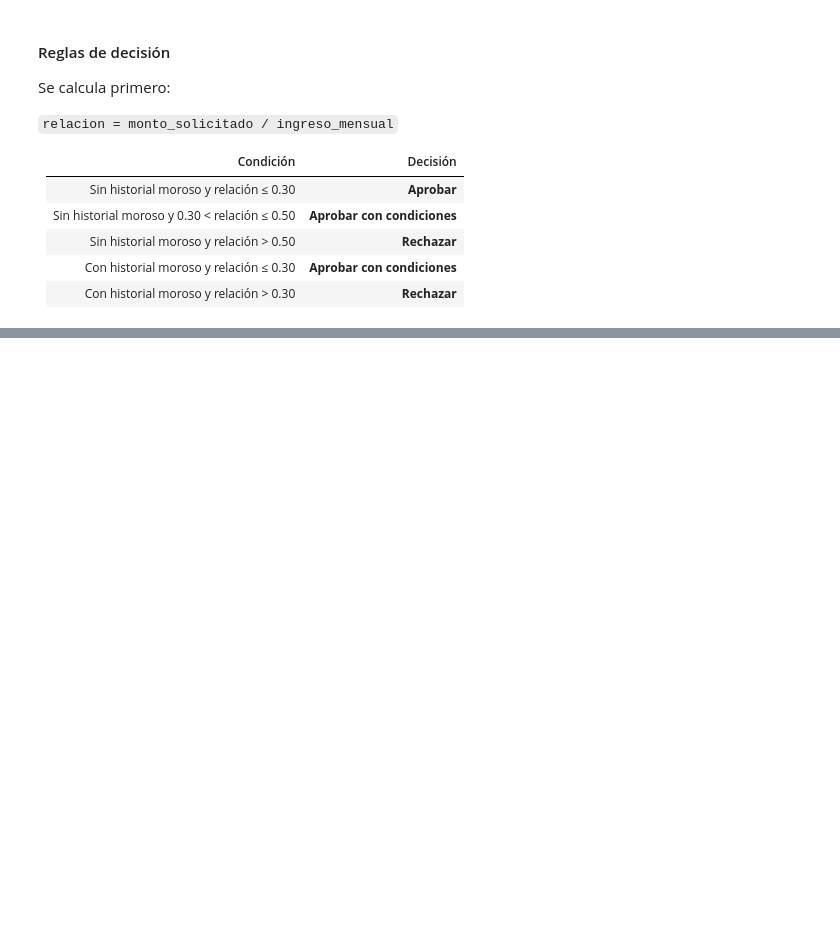
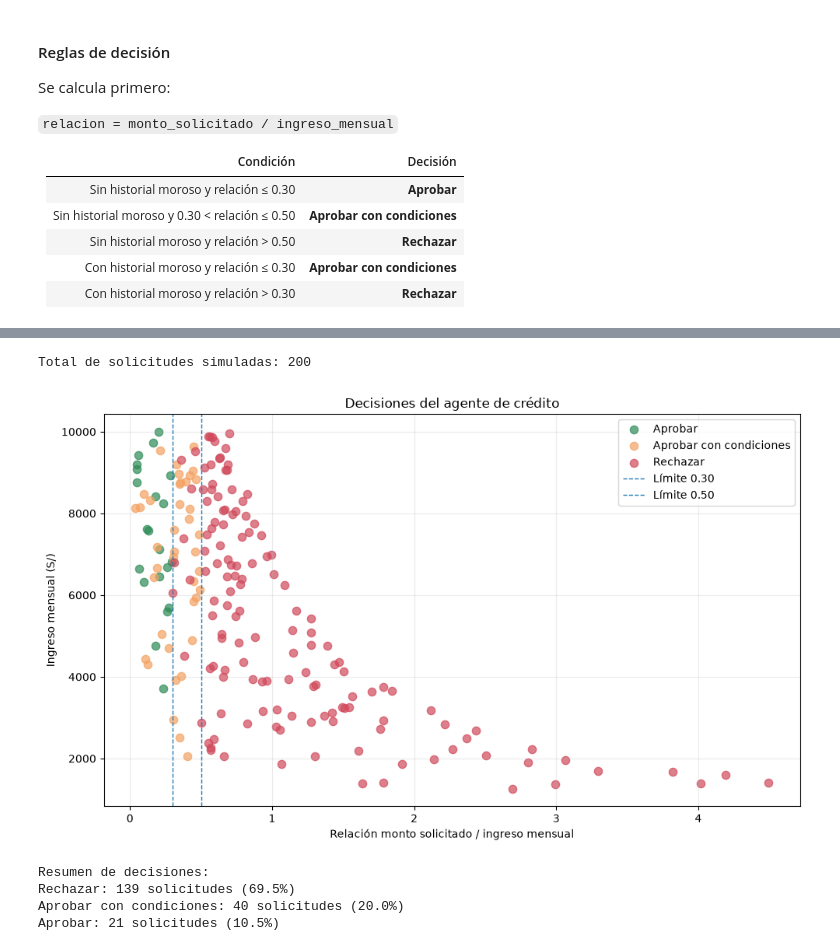
Before and after one commit to Alexismenethil/IS484-Practica001-Lunes-Huamani, a Jupyter notebook: Ejercicio1_Credito_Huamani.ipynb, the cells around one changed output, grey strips where cells are left out. Cells and saved outputs as stored; diff of their text form; code cells hidden in the pictures; blank space fills up the shorter version.

Commit message:
feat: agregar visualizacion de solicitudes de credito

```diff
--- a/Ejercicio1_Credito_Huamani.ipynb
+++ b/Ejercicio1_Credito_Huamani.ipynb
@@ -81,0 +170,76 @@ def agente_credito(ingreso_mensual, monto_solicitado, tiene_historial_moroso):
+# %%
+print("Total de solicitudes simuladas:", len(resultados))
+# %% [output]
+Total de solicitudes simuladas: 200
+# %%
+colores = {
+    "aprobar": "#2E8B57",
+    "aprobar con condiciones": "#F4A261",
+    "rechazar": "#D1495B"
+}
+
+plt.figure(figsize=(10, 6))
+
+for accion in colores:
+    solicitudes = [
+        solicitud
+        for solicitud in resultados
+        if solicitud["accion"] == accion
+    ]
+
+    x = [solicitud["relacion"] for solicitud in solicitudes]
+    y = [solicitud["ingreso"] for solicitud in solicitudes]
+
+    plt.scatter(
+        x,
+        y,
+        label=accion.capitalize(),
+        alpha=0.7,
+        s=55,
+        color=colores[accion]
+    )
+
+plt.axvline(
+    x=0.30,
+    linestyle="--",
+    linewidth=1,
+    label="Límite 0.30"
+)
+
+plt.axvline(
+    x=0.50,
+    linestyle="--",
+    linewidth=1,
+    label="Límite 0.50"
+)
+
+plt.title("Decisiones del agente de crédito")
+plt.xlabel("Relación monto solicitado / ingreso mensual")
+plt.ylabel("Ingreso mensual (S/)")
+plt.legend()
+plt.grid(alpha=0.25)
+plt.tight_layout()
+
+plt.show()
+# %% [output]
+[figure, added]
+# %%
+from collections import Counter
+
+conteo_decisiones = Counter(
+    solicitud["accion"]
+    for solicitud in resultados
+)
+
+print("Resumen de decisiones:")
+for accion, cantidad in conteo_decisiones.items():
+    porcentaje = cantidad / n * 100
+    print(
+        f"{accion.capitalize()}: "
+        f"{cantidad} solicitudes ({porcentaje:.1f}%)"
+    )
+# %% [output]
+Resumen de decisiones:
+Rechazar: 139 solicitudes (69.5%)
+Aprobar con condiciones: 40 solicitudes (20.0%)
+Aprobar: 21 solicitudes (10.5%)
```
Also changed, not shown: parts of 4 cells of this notebook.
